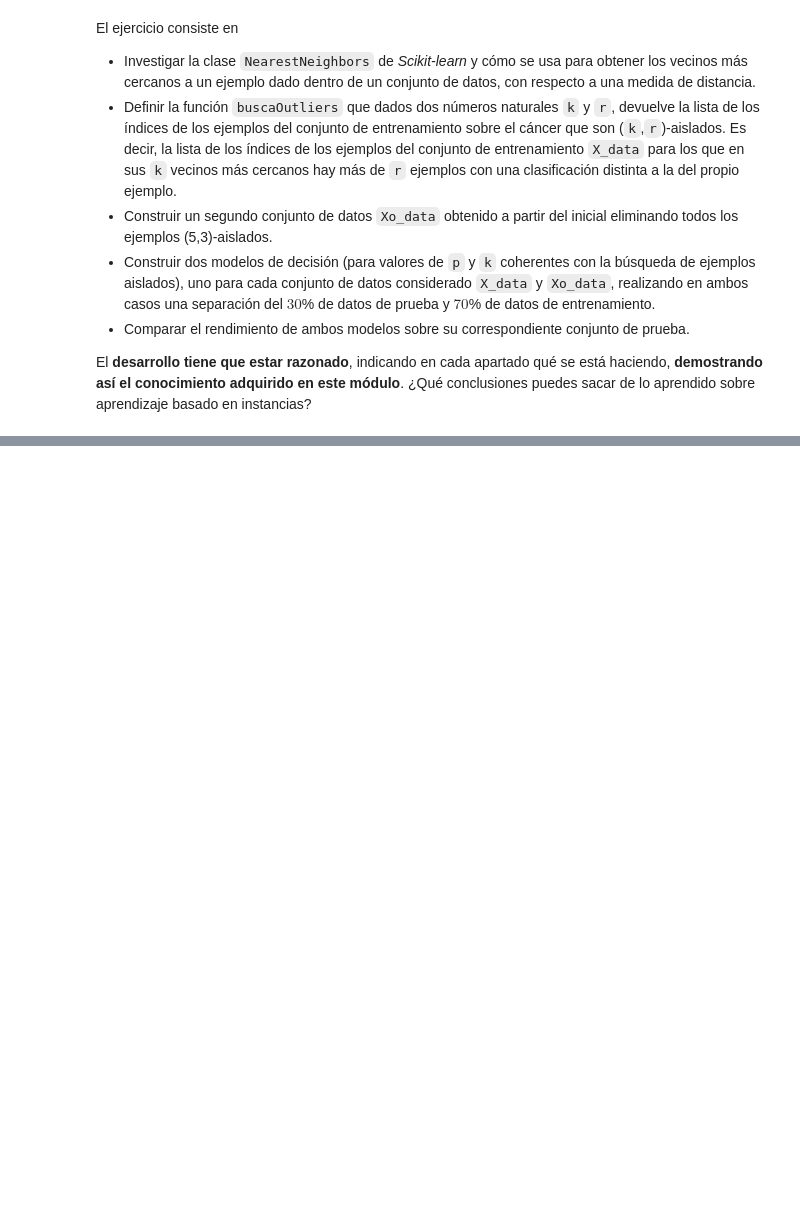
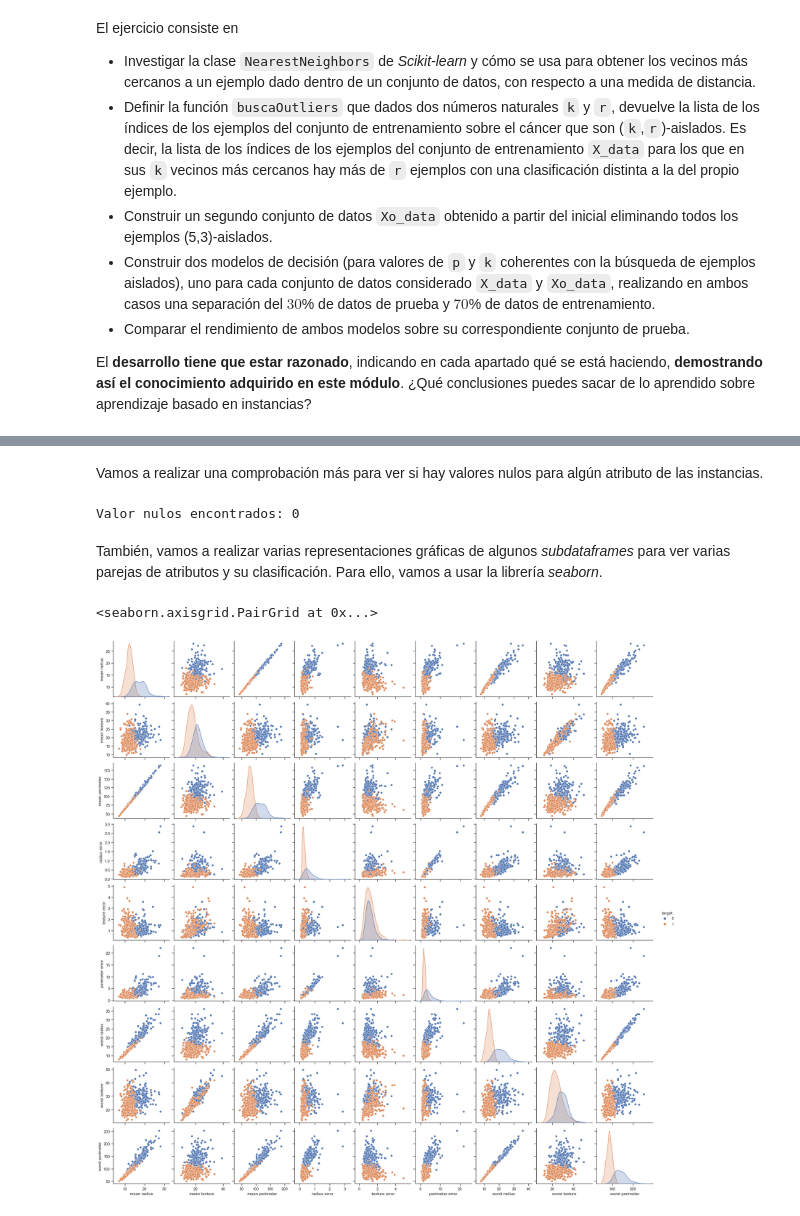
Before and after one commit to serrodcal-MII/AA-01-K-NN, a Jupyter notebook: Ejercicio de aprendizaje basado en instancias.ipynb, the cells around one changed output, grey strips where cells are left out. Drawn from its saved outputs; the diff is of its cells as text; code cells hidden in the pictures; blank space fills up the shorter version.

```diff
--- a/Ejercicio de aprendizaje basado en instancias.ipynb
+++ b/Ejercicio de aprendizaje basado en instancias.ipynb
@@ -49,0 +88,5 @@ El **desarrollo tiene que estar razonado**, indicando en cada apartado qué se e
+# %%
+import pandas as pd
+df = pd.concat([pd.DataFrame(cancer.data, columns = cancer.feature_names),
+                  pd.DataFrame(cancer.target, columns=['target'])], axis=1)
+df.head()
@@ -49,0 +113,19 @@ El **desarrollo tiene que estar razonado**, indicando en cada apartado qué se e
+# %% [markdown]
+Vamos a realizar una comprobación más para ver si hay valores nulos para algún atributo de las instancias.
+# %%
+print("Valor nulos encontrados: %i " %df.isnull().values.sum())
+# %% [output]
+Valor nulos encontrados: 0
+# %% [markdown]
+También, vamos a realizar varias representaciones gráficas de algunos _subdataframes_ para ver varias parejas de atributos y su clasificación. Para ello, vamos a usar la librería _seaborn_.
+# %%
+import numpy as np
+import seaborn as sns
+sns.set_theme(style="ticks")
+temporal1 = np.append(X_names[:3], X_names[10:13])
+temporal2 = np.append(temporal1, X_names[20:23])
+columnas = np.append(temporal2, ['target'])
+sns.pairplot(df[columnas], hue='target')
+# %% [output]
+<seaborn.axisgrid.PairGrid at 0x...>
+[figure, added]
```
Also changed, not shown: parts of 20 cells of this notebook, 1 other file.
